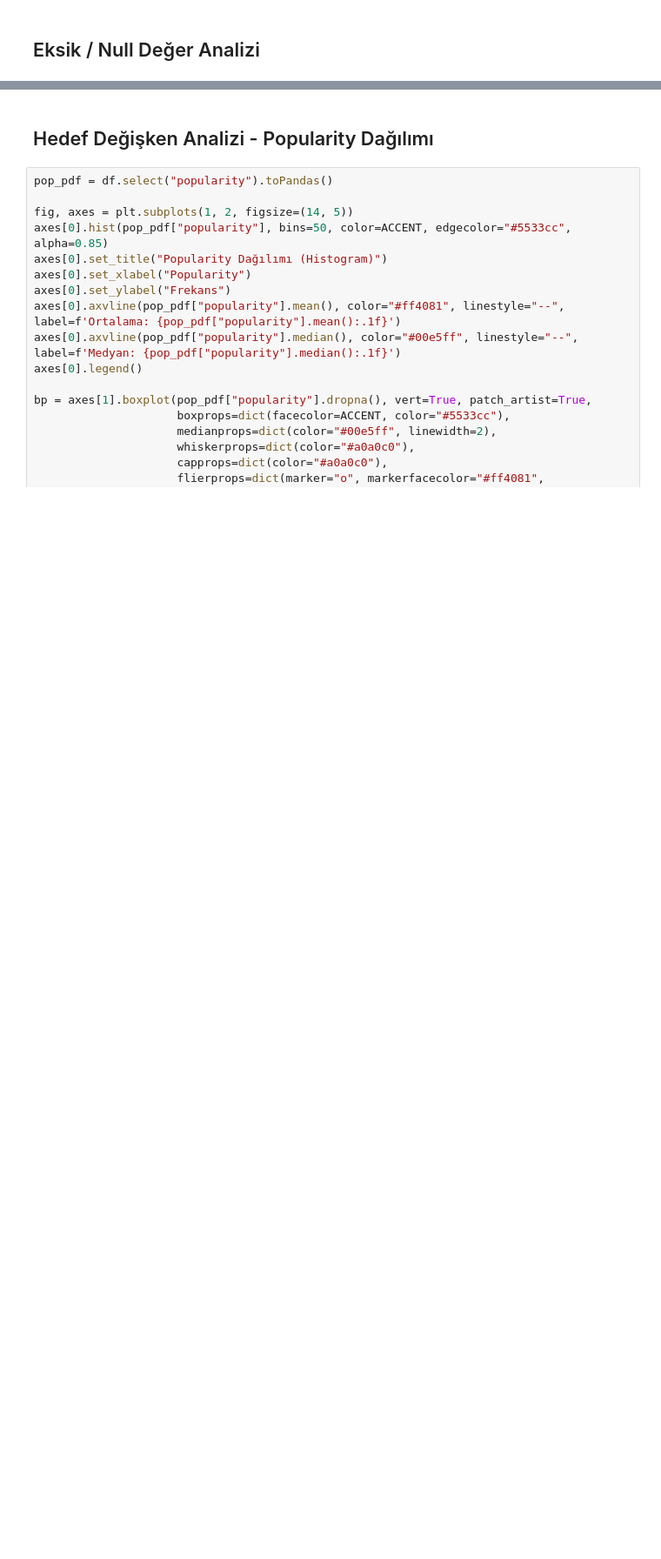
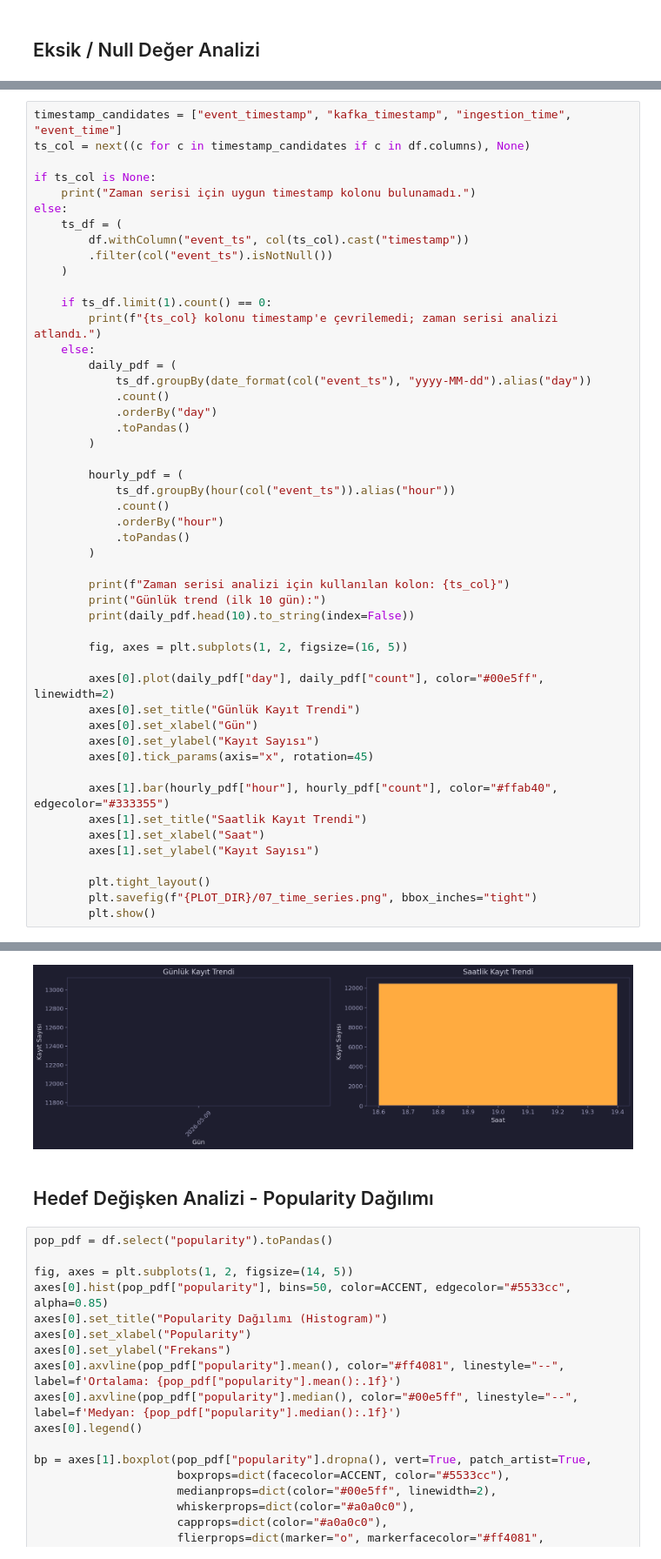
Before and after one commit to ErenEfeOrhan/Big-Data-Project-, a Jupyter notebook: notebooks/4_EDA.ipynb, the cells around one changed output, grey strips where cells are left out. Shown at 87% size. Drawn from its saved outputs; the diff is of its cells as text; blank space fills up the shorter version.

```diff
--- a/notebooks/4_EDA.ipynb
+++ b/notebooks/4_EDA.ipynb
@@ -242,0 +280,50 @@ Hiçbir kolonda eksik değer bulunmamaktadır ✓
+# %%
+timestamp_candidates = ["event_timestamp", "kafka_timestamp", "ingestion_time", "event_time"]
+ts_col = next((c for c in timestamp_candidates if c in df.columns), None)
+
+if ts_col is None:
+    print("Zaman serisi için uygun timestamp kolonu bulunamadı.")
+else:
+    ts_df = (
+        df.withColumn("event_ts", col(ts_col).cast("timestamp"))
+        .filter(col("event_ts").isNotNull())
+    )
+
+    if ts_df.limit(1).count() == 0:
+        print(f"{ts_col} kolonu timestamp'e çevrilemedi; zaman serisi analizi atlandı.")
+    else:
+        daily_pdf = (
+            ts_df.groupBy(date_format(col("event_ts"), "yyyy-MM-dd").alias("day"))
+            .count()
+            .orderBy("day")
+            .toPandas()
+        )
+
+        hourly_pdf = (
+            ts_df.groupBy(hour(col("event_ts")).alias("hour"))
+            .count()
+            .orderBy("hour")
+            .toPandas()
+        )
+
+        print(f"Zaman serisi analizi için kullanılan kolon: {ts_col}")
+        print("Günlük trend (ilk 10 gün):")
+        print(daily_pdf.head(10).to_string(index=False))
+
+        fig, axes = plt.subplots(1, 2, figsize=(16, 5))
+
+        axes[0].plot(daily_pdf["day"], daily_pdf["count"], color="#00e5ff", linewidth=2)
+        axes[0].set_title("Günlük Kayıt Trendi")
+        axes[0].set_xlabel("Gün")
+        axes[0].set_ylabel("Kayıt Sayısı")
+        axes[0].tick_params(axis="x", rotation=45)
+
+        axes[1].bar(hourly_pdf["hour"], hourly_pdf["count"], color="#ffab40", edgecolor="#333355")
+        axes[1].set_title("Saatlik Kayıt Trendi")
+        axes[1].set_xlabel("Saat")
+        axes[1].set_ylabel("Kayıt Sayısı")
+
+        plt.tight_layout()
+        plt.savefig(f"{PLOT_DIR}/07_time_series.png", bbox_inches="tight")
+        plt.show()
+# %% [output]
@@ -243,3 +334,4 @@ Hiçbir kolonda eksik değer bulunmamaktadır ✓
+[figure, added]
 # %% [markdown]
 ## Hedef Değişken Analizi - Popularity Dağılımı
 # %%
```
Also changed, not shown: parts of 23 cells of this notebook, 24 other files.
